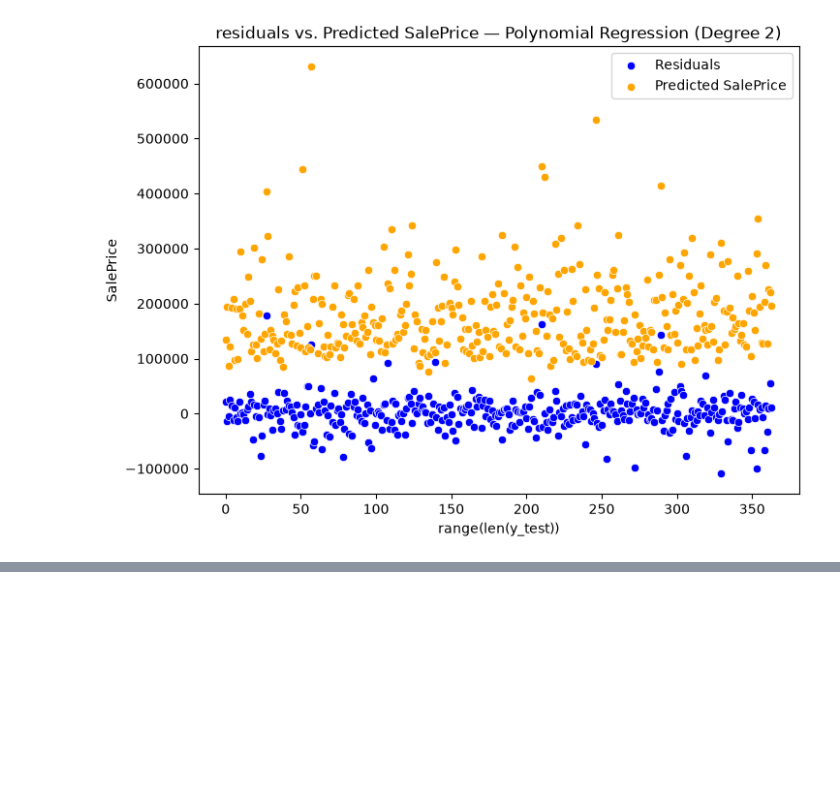
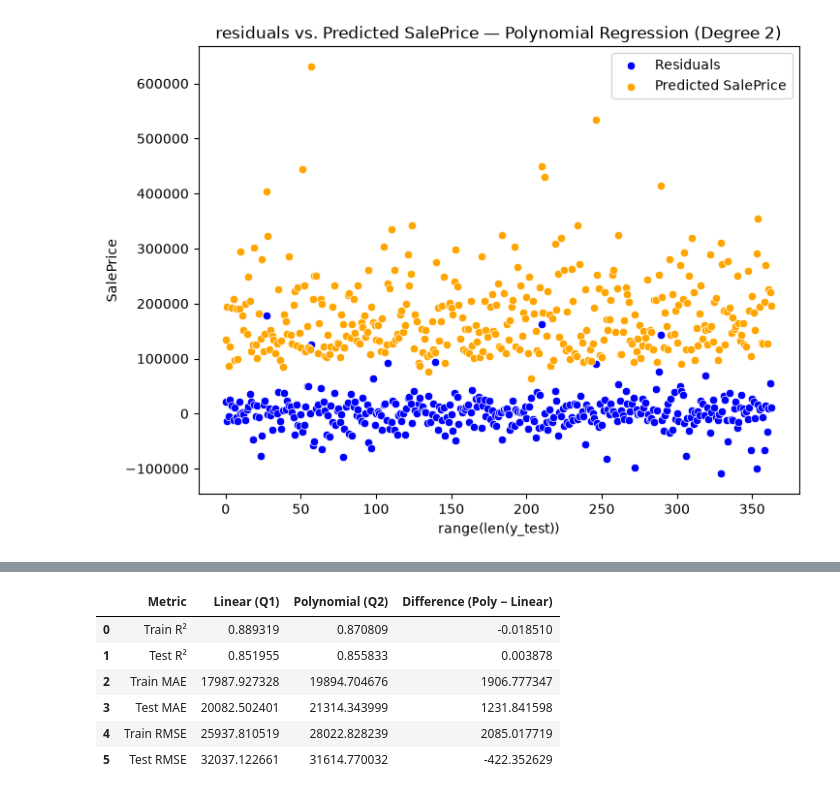
Before and after one commit to FarhanKhan1/MSAI_Machine_Learning, a Jupyter notebook: assignments_1/notebooks/q2_polynomial_regression.ipynb, the cells around one changed output, grey strips where cells are left out. Cells and saved outputs as stored; diff of their text form; code cells hidden in the pictures; blank space fills up the shorter version.

```diff
--- a/assignments_1/notebooks/q2_polynomial_regression.ipynb
+++ b/assignments_1/notebooks/q2_polynomial_regression.ipynb
@@ -475,0 +486,27 @@ plt.show()
+# %%
+# Q1 model on the same split and pipeline
+X_train_q1 = full_pipeline.fit_transform(X_train_raw)
+X_test_q1 = full_pipeline.transform(X_test_raw)
+lin_model = LinearRegression().fit(X_train_q1, y_train)
+lin_train, lin_test = lin_model.predict(X_train_q1), lin_model.predict(X_test_q1)
+
+def metrics(y_tr, p_tr, y_te, p_te):
+    return [r2_score(y_tr, p_tr), r2_score(y_te, p_te),
+            mean_absolute_error(y_tr, p_tr), mean_absolute_error(y_te, p_te),
+            root_mean_squared_error(y_tr, p_tr), root_mean_squared_error(y_te, p_te)]
+
+comparison = pd.DataFrame({
+    "Metric": ["Train R²", "Test R²", "Train MAE", "Test MAE", "Train RMSE", "Test RMSE"],
+    "Linear (Q1)": metrics(y_train, lin_train, y_test, lin_test),
+    "Polynomial (Q2)": metrics(y_train, poly_train_preds, y_test, poly_test_preds),
+})
+comparison["Difference (Poly − Linear)"] = comparison["Polynomial (Q2)"] - comparison["Linear (Q1)"]
+comparison
+# %% [output]
+|  | Metric | Linear (Q1) | Polynomial (Q2) | Difference (Poly − Linear) |
+| 0 | Train R² | 0.889319 | 0.870809 | -0.018510 |
+| 1 | Test R² | 0.851955 | 0.855833 | 0.003878 |
+| 2 | Train MAE | 17987.927328 | 19894.704676 | 1906.777347 |
+| 3 | Test MAE | 20082.502401 | 21314.343999 | 1231.841598 |
+| 4 | Train RMSE | 25937.810519 | 28022.828239 | 2085.017719 |
+| 5 | Test RMSE | 32037.122661 | 31614.770032 | -422.352629 |
```
Also changed, not shown: parts of 7 cells of this notebook, 1 other file.
